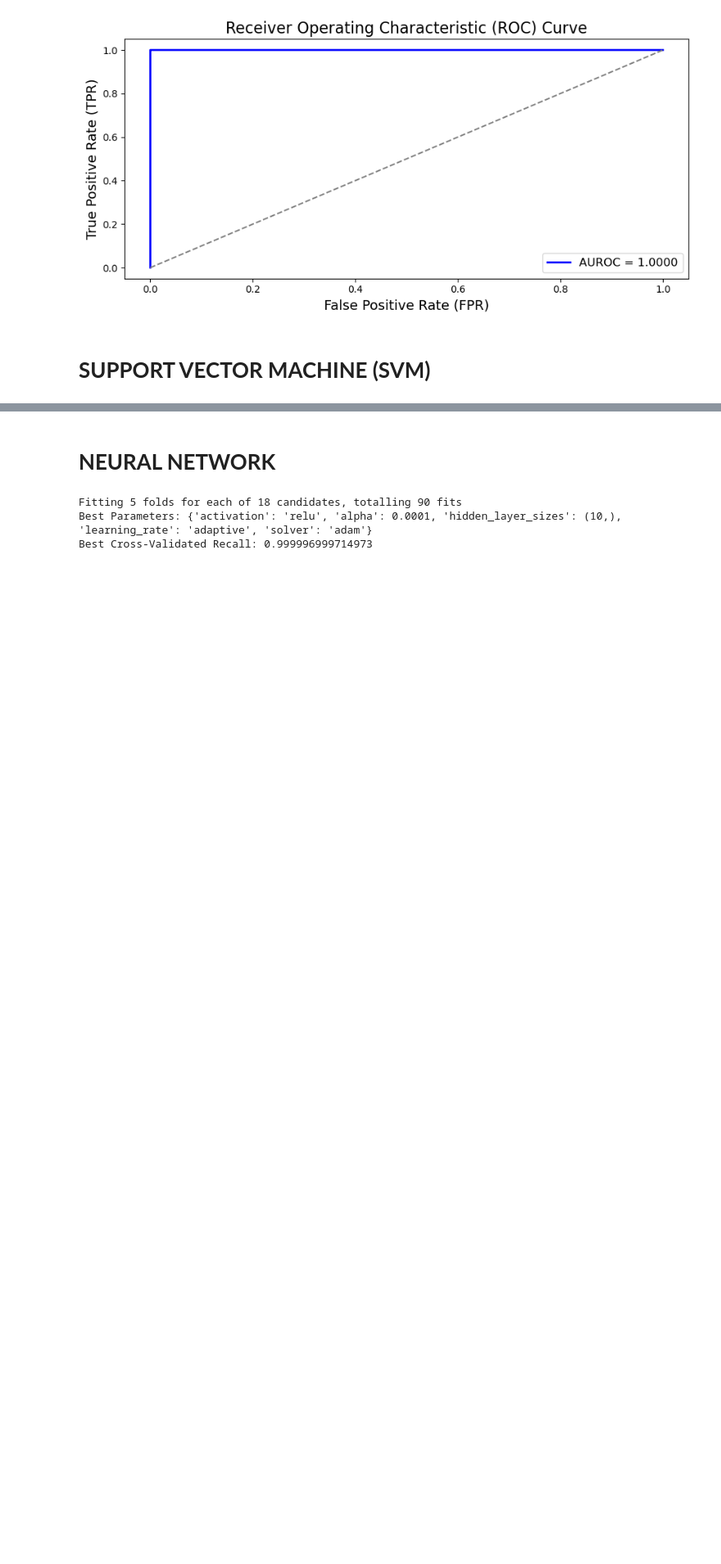
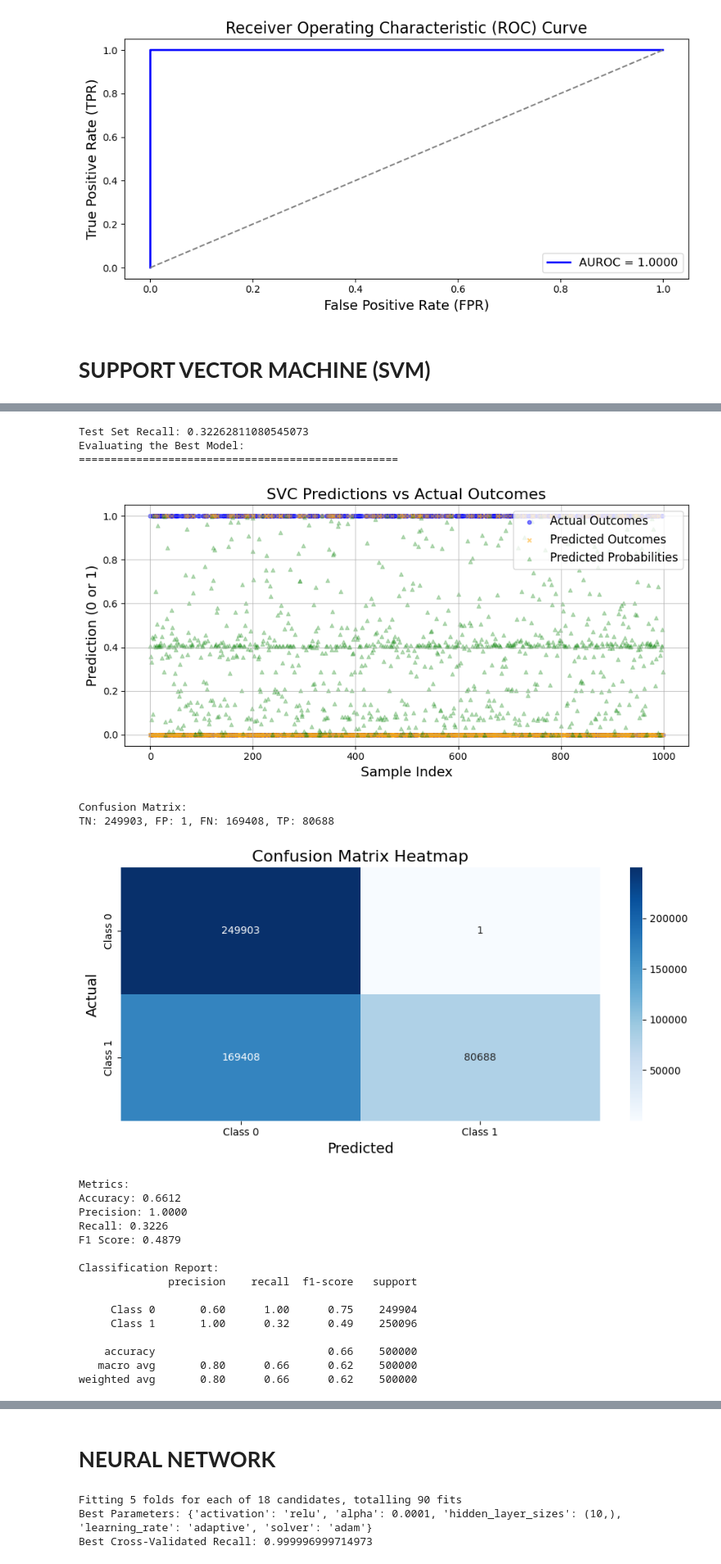
Before and after one commit to chiggi24/DS3000A_Group25, a Jupyter notebook: Group25.ipynb, the cells around one changed output, grey strips where cells are left out. Shown at 82% size. Cells and saved outputs as stored; diff of their text form; code cells hidden in the pictures; blank space fills up the shorter version.

Commit message:
Update Group25.ipynb
Fixed execution for svm

```diff
--- a/Group25.ipynb
+++ b/Group25.ipynb
@@ -566,21 +565,14 @@ Top Features by Importance:
 # Import Support Vector Machine Classifier
 from sklearn.svm import SVC
 from sklearn.model_selection import GridSearchCV, StratifiedKFold
-from sklearn.preprocessing import StandardScaler
-from sklearn.pipeline import Pipeline
 
 # --------------------------- Hyperparameter Tuning --------------------------- #
-# Define the SVM model pipeline (with scaling)
-pipeline = Pipeline([
-    ('scaler', StandardScaler()),  # Feature scaling is important for SVM
-    ('svm', SVC(probability=True, random_state=0))
-])
-
+model = SVC(probability=True, max_iter=15, random_state=0)
 # Define the parameter grid for SVM
 param_grid = {
-    'svm__C': [1],  # Use a single value for faster execution
-    'svm__gamma': [0.1],  # Fixed gamma
-    'svm__kernel': ['rbf'],  # Fixed kernel
+    'C': [0.1, 1, 10],
+    'gamma': [0.01, 0.1, 1],  # Fixed gamma
+    'kernel': ['rbf'],  # Fixed kernel
 }
 
 
@@ -589,11 +581,11 @@ cv = StratifiedKFold(n_splits=2)
 
 # Perform Grid Search
 grid_search = GridSearchCV(
-    estimator=pipeline,
+    estimator=model,
     param_grid=param_grid,
     cv=cv,
     scoring='recall',
-    n_jobs=-1,
+    n_jobs=13,
     verbose=1
 )
 
@@ -612,12 +605,35 @@ KeyboardInterrupt:
 # %%
-# --------------------------- Evaluation on Test Data --------------------------- #
-# Predict on the test set using the best model
-y_pred_test = best_model.predict(X_test)
-
-# Calculate recall on the test set
-test_recall = recall_score(y_test, y_pred_test)
+# --------------------------- Best Model Fitting & Evaluation --------------------------- #
+# Evaluate the best model on the test set using recall
+y_pred = best_model.predict(X_test)  # Get predicted labels
+test_recall = recall_score(y_test, y_pred)  # Calculate recall
 print("Test Set Recall:", test_recall)
 
-# Evaluate using your utility functions (if available)
-print_classification_metrics(y_test, y_pred_test)
-plot_auroc_curve(best_model, X_test, y_test)
+# Get feature names for plotting
+feature_names = X_train.columns if hasattr(X_train, 'columns') else [f"Feature {i}" for i in range(X_train.shape[1])]
+
+# Evaluate the best Gradient Boosting model with all necessary metrics and plots
+evaluate_best_model(best_model, X_test, y_test, feature_names)
+# %% [output]
+Test Set Recall: 0.32262811080545073
+Evaluating the Best Model:
+==================================================
+[figure, added]
+Confusion Matrix:
+TN: 249903, FP: 1, FN: 169408, TP: 80688
+[figure, added]
+Metrics:
+Accuracy: 0.6612
+Precision: 1.0000
+Recall: 0.3226
+F1 Score: 0.4879
+
+Classification Report:
+              precision    recall  f1-score   support
+
+     Class 0       0.60      1.00      0.75    249904
+     Class 1       1.00      0.32      0.49    250096
+
+    accuracy                           0.66    500000
+   macro avg       0.80      0.66      0.62    500000
+weighted avg       0.80      0.66      0.62    500000
```
Also changed, not shown: parts of 3 cells of this notebook.
